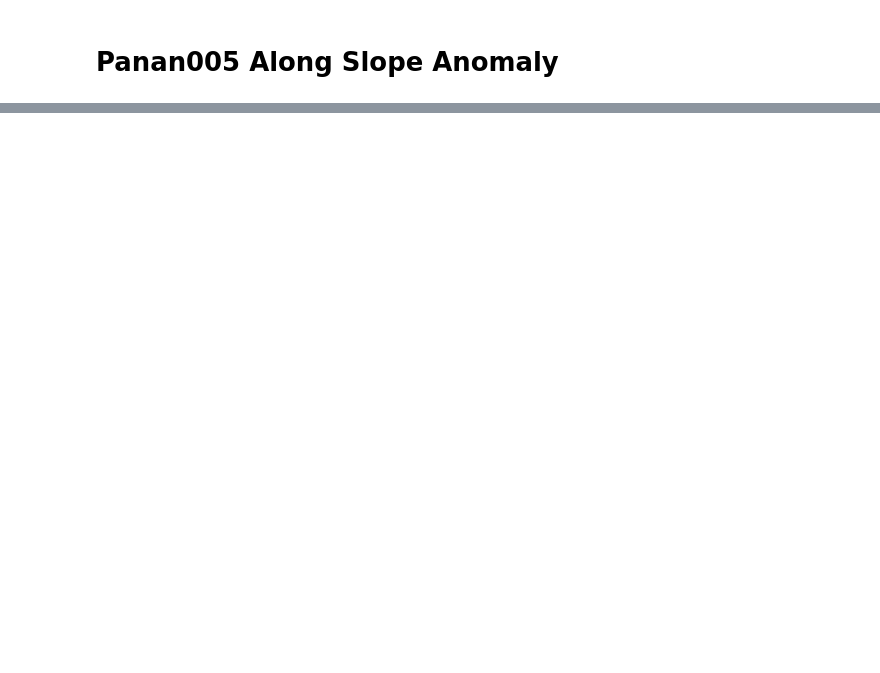
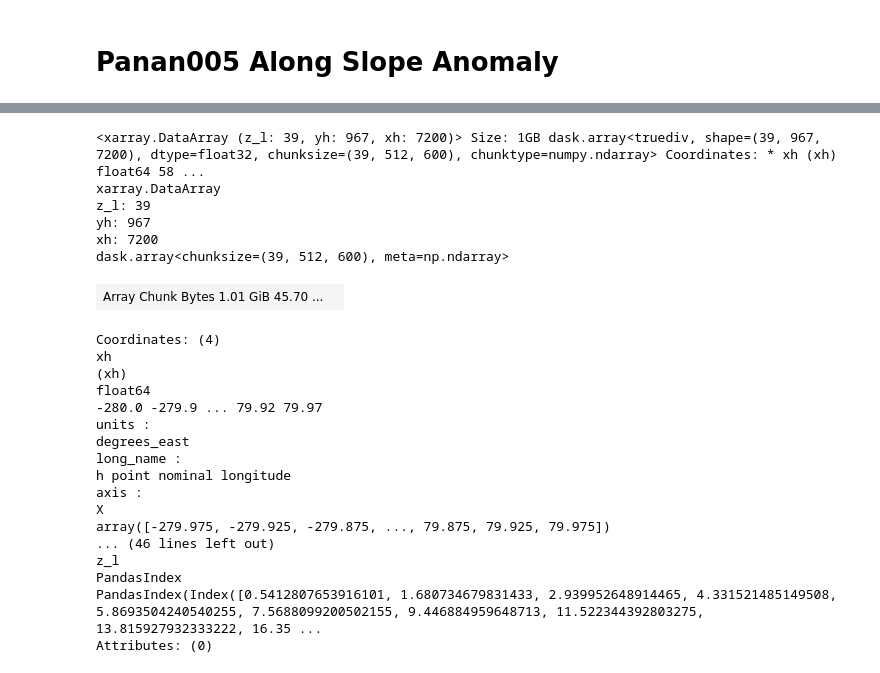
Before and after one commit to adele-morrison/panan-meltwater, a Jupyter notebook: notebooks/speed_analysis/AlongSlopeAnomaly_Pan005.ipynb, the cells around one changed output, grey strips where cells are left out. Drawn from its saved outputs; the diff is of its cells as text; code cells hidden in the pictures; blank space fills up the shorter version.

```diff
--- a/notebooks/speed_analysis/AlongSlopeAnomaly_Pan005.ipynb
+++ b/notebooks/speed_analysis/AlongSlopeAnomaly_Pan005.ipynb
@@ -41 +42,9 @@ vo_MW = pantrial005.search(variable="vo", frequency="1mon").to_dask()
+# %%
+# Time variant variables
+def preprocess(ds):
+    ds = ds[['uo', 'vo','volcello']].sel(yh = slice(-80, -59),yq = slice(-80, -59), z_l = slice(None, 500))
+    return ds
+
+cont = xr.open_mfdataset(pathsC, preprocess = preprocess, chunks = 'auto')
+melt = xr.open_mfdataset(pathsM, preprocess = preprocess, chunks = 'auto')
 # %%
@@ -139,2 +250,29 @@ Dimensions without coordinates: z_l
+# %%
+thickness
+# %% [output]
+<xarray.DataArray (z_l: 39, yh: 967, xh: 7200)> Size: 1GB dask.array<truediv, shape=(39, 967, 7200), dtype=float32, chunksize=(39, 512, 600), chunktype=numpy.ndarray> Coordinates: * xh (xh) float64 58 ...
+xarray.DataArray
+z_l: 39
+yh: 967
+xh: 7200
+dask.array<chunksize=(39, 512, 600), meta=np.ndarray>
+| Array Chunk Bytes 1.01 GiB 45.70 ... |  |
+Coordinates: (4)
+xh
+(xh)
+float64
+-280.0 -279.9 ... 79.92 79.97
+units :
+degrees_east
+long_name :
+h point nominal longitude
+axis :
+X
+array([-279.975, -279.925, -279.875, ..., 79.875, 79.925, 79.975])
+... (46 lines left out)
+z_l
+PandasIndex
+PandasIndex(Index([0.5412807653916101, 1.680734679831433, 2.939952648914465, 4.331521485149508, 5.8693504240540255, 7.5688099200502155, 9.446884959648713, 11.522344392803275, 13.815927932333222, 16.35 ...
+Attributes: (0)
 # %%
 # Depth average gives us the barotropic velocity
```
Also changed, not shown: parts of 44 cells of this notebook, 24 other files.
